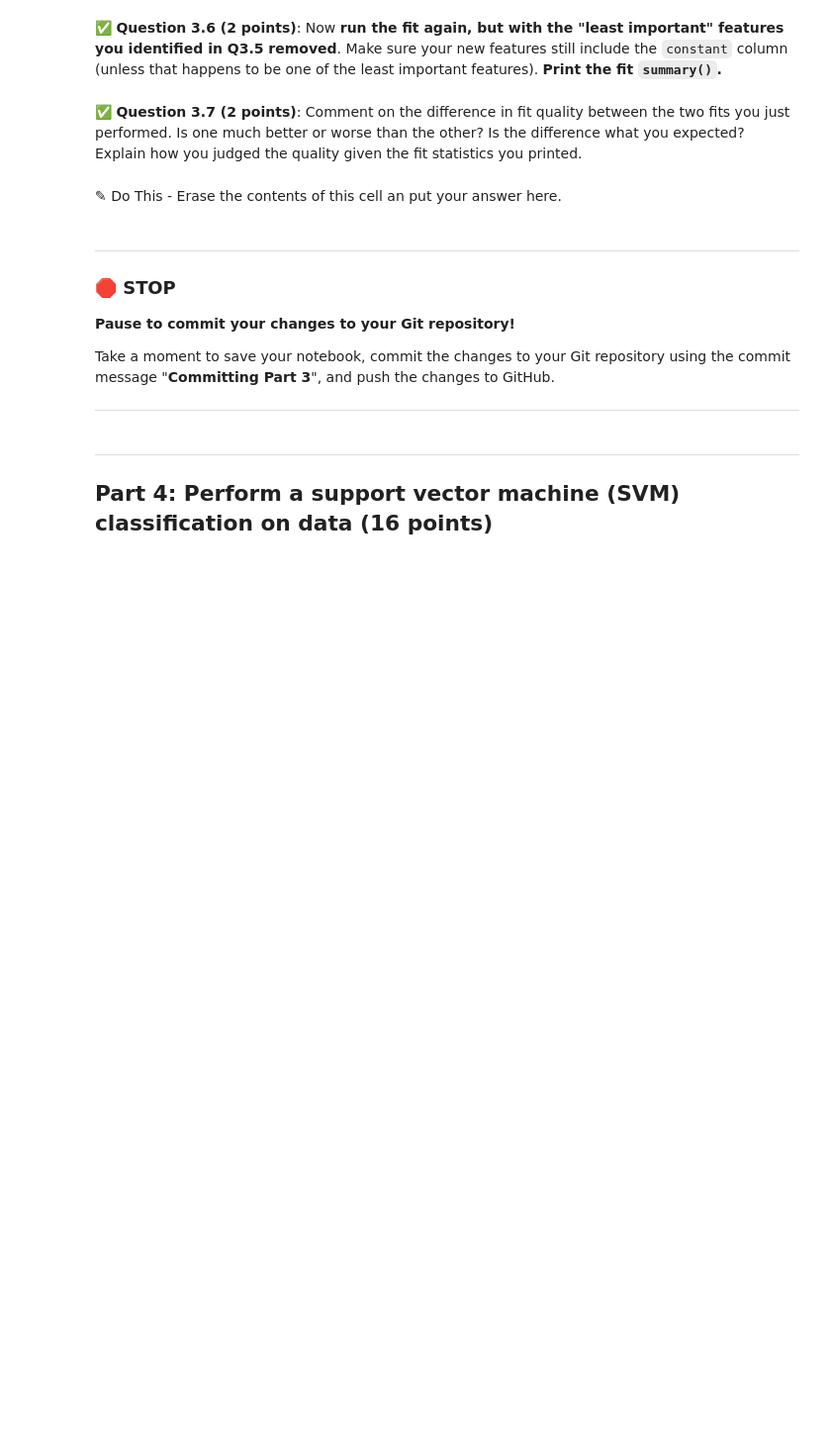
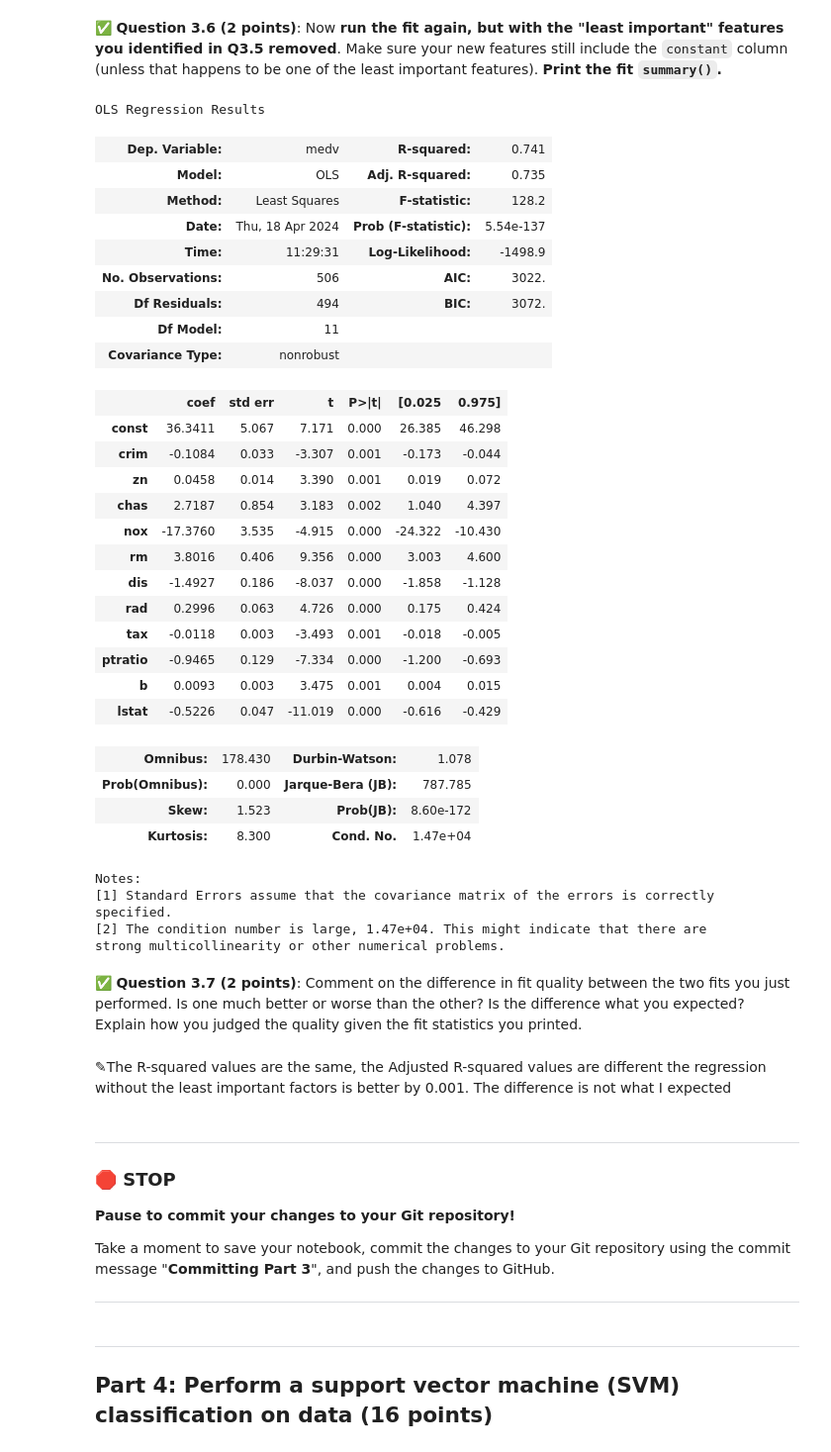
Before and after one commit to Lawpantoe/CMSE202-f23-turnin, a Jupyter notebook: final/CMSE202-Final-Section004-S24-STUDENT.ipynb, the cells around one changed output. Shown at 99% size. Saved outputs shown, nothing was run; the diff lists cells and outputs as text; code cells hidden in the pictures; blank space fills up the shorter version.

```diff
--- a/final/CMSE202-Final-Section004-S24-STUDENT.ipynb
+++ b/final/CMSE202-Final-Section004-S24-STUDENT.ipynb
@@ -227,7 +310,49 @@ Now you will perform the actual fit.
+# %%
+### Put your code here
+
+# removing the least important features
+X_const_filtered = X_const.drop(['indus', 'age'], axis=1)
+
+#fitting the model without the least important features
+model = sm.OLS(y, X_const_filtered)
+results = model.fit()
+results.summary()
+# %% [output]
+OLS Regression Results
+| Dep. Variable: | medv | R-squared: | 0.741 |
+| Model: | OLS | Adj. R-squared: | 0.735 |
+| Method: | Least Squares | F-statistic: | 128.2 |
+| Date: | Thu, 18 Apr 2024 | Prob (F-statistic): | 5.54e-137 |
+| Time: | 11:29:31 | Log-Likelihood: | -1498.9 |
+| No. Observations: | 506 | AIC: | 3022. |
+| Df Residuals: | 494 | BIC: | 3072. |
+| Df Model: | 11 |  |  |
+| Covariance Type: | nonrobust |  |  |
+|  | coef | std err | t | P>|t| | [0.025 | 0.975] |
+| const | 36.3411 | 5.067 | 7.171 | 0.000 | 26.385 | 46.298 |
+| crim | -0.1084 | 0.033 | -3.307 | 0.001 | -0.173 | -0.044 |
+| zn | 0.0458 | 0.014 | 3.390 | 0.001 | 0.019 | 0.072 |
+| chas | 2.7187 | 0.854 | 3.183 | 0.002 | 1.040 | 4.397 |
+| nox | -17.3760 | 3.535 | -4.915 | 0.000 | -24.322 | -10.430 |
+| rm | 3.8016 | 0.406 | 9.356 | 0.000 | 3.003 | 4.600 |
+| dis | -1.4927 | 0.186 | -8.037 | 0.000 | -1.858 | -1.128 |
+| rad | 0.2996 | 0.063 | 4.726 | 0.000 | 0.175 | 0.424 |
+| tax | -0.0118 | 0.003 | -3.493 | 0.001 | -0.018 | -0.005 |
+| ptratio | -0.9465 | 0.129 | -7.334 | 0.000 | -1.200 | -0.693 |
+| b | 0.0093 | 0.003 | 3.475 | 0.001 | 0.004 | 0.015 |
+| lstat | -0.5226 | 0.047 | -11.019 | 0.000 | -0.616 | -0.429 |
+| Omnibus: | 178.430 | Durbin-Watson: | 1.078 |
+| Prob(Omnibus): | 0.000 | Jarque-Bera (JB): | 787.785 |
+| Skew: | 1.523 | Prob(JB): | 8.60e-172 |
+| Kurtosis: | 8.300 | Cond. No. | 1.47e+04 |
+Notes:
+[1] Standard Errors assume that the covariance matrix of the errors is correctly specified.
+[2] The condition number is large, 1.47e+04. This might indicate that there are
+strong multicollinearity or other numerical problems.
 # %% [markdown]
 &#9989; **Question 3.7 (2 points)**: Comment on the difference in fit quality between the two fits you just performed. Is one much better or worse than the other? Is the difference what you expected? Explain how you judged the quality given the fit statistics you printed.
-# %% [markdown]
-<font size=+3>&#9998;</font> Do This - Erase the contents of this cell an put your answer here.
+# %% [markdown]
+<font size=+3>&#9998;</font>The R-squared values are the same, the Adjusted R-squared values are different the regression without the least important factors is better by 0.001. The difference is not what I expected
 # %% [markdown]
 ---
 ### &#128721; STOP
```
Also changed, not shown: parts of 10 cells of this notebook.
